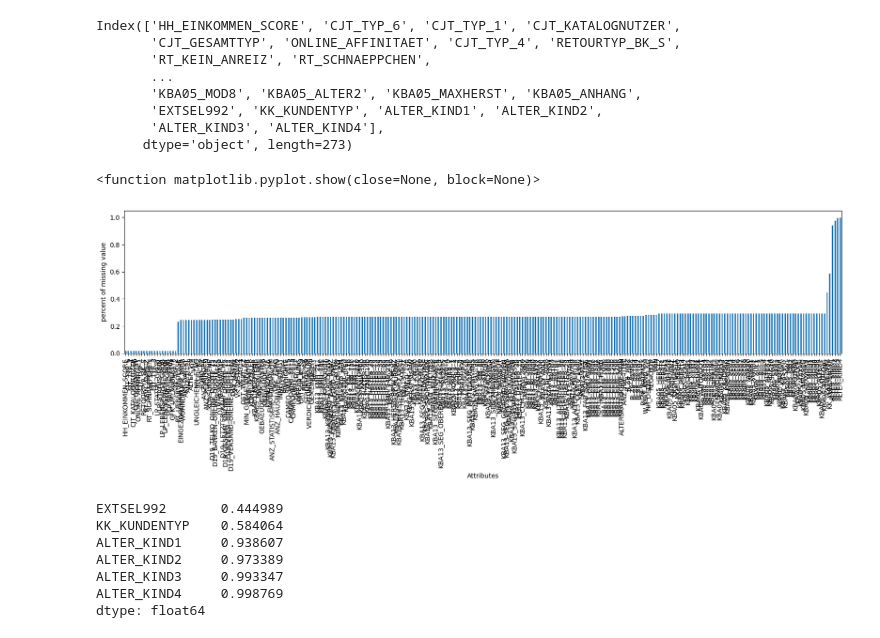
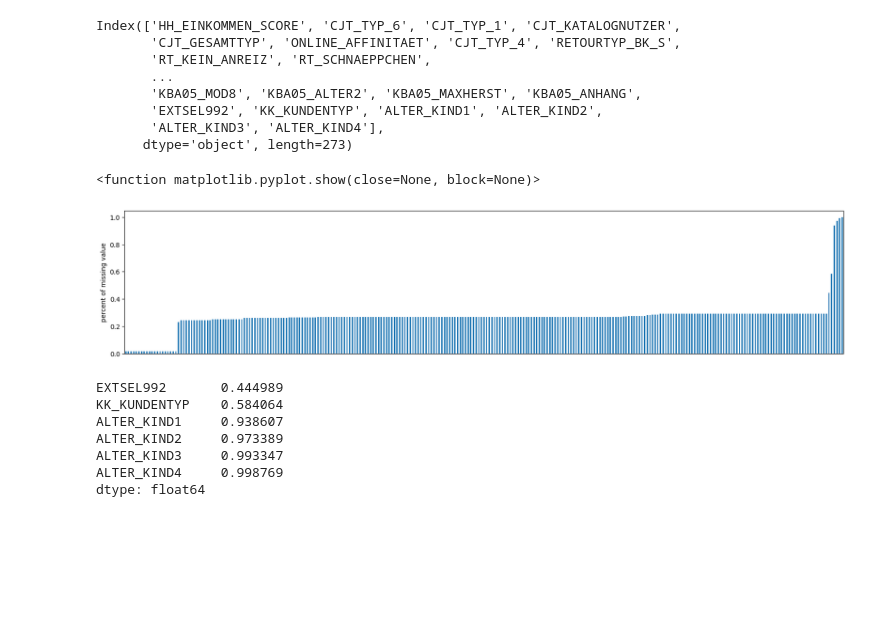
Before and after one commit to Aleaume/Udacity_DataSc_P4, a Jupyter notebook: Arvato Project Workbook.ipynb, the cells around one changed output. Drawn from its saved outputs; the diff is of its cells as text; code cells hidden in the pictures; blank space fills up the shorter version.

```diff
--- a/Arvato Project Workbook.ipynb
+++ b/Arvato Project Workbook.ipynb
@@ -168,13 +170,14 @@ Index(['HH_EINKOMMEN_SCORE', 'CJT_TYP_6', 'CJT_TYP_1', 'CJT_KATALOGNUTZER',
       dtype='object', length=273)
 # %%
 #Plotting the missing values
-df_missing_num.plot(kind="bar", figsize=(20,4));
+ax = df_missing_num.plot(kind="bar", figsize=(20,4));
 plt.xlabel('Attributes')
 plt.ylabel('percent of missing value')
+ax.xaxis.set_visible(False)
 plt.show
 # %% [output]
 <function matplotlib.pyplot.show(close=None, block=None)>
-[figure, old version]
+[figure, new version]
 # %%
 # We can clearly see a few attributes being over 40% empty, this won't be properly usable for ML, hence we can remove them
 removed_missing = df_missing_num[df_missing_num > 0.4]
```
Also changed, not shown: parts of 7 cells of this notebook, 1 other file.
